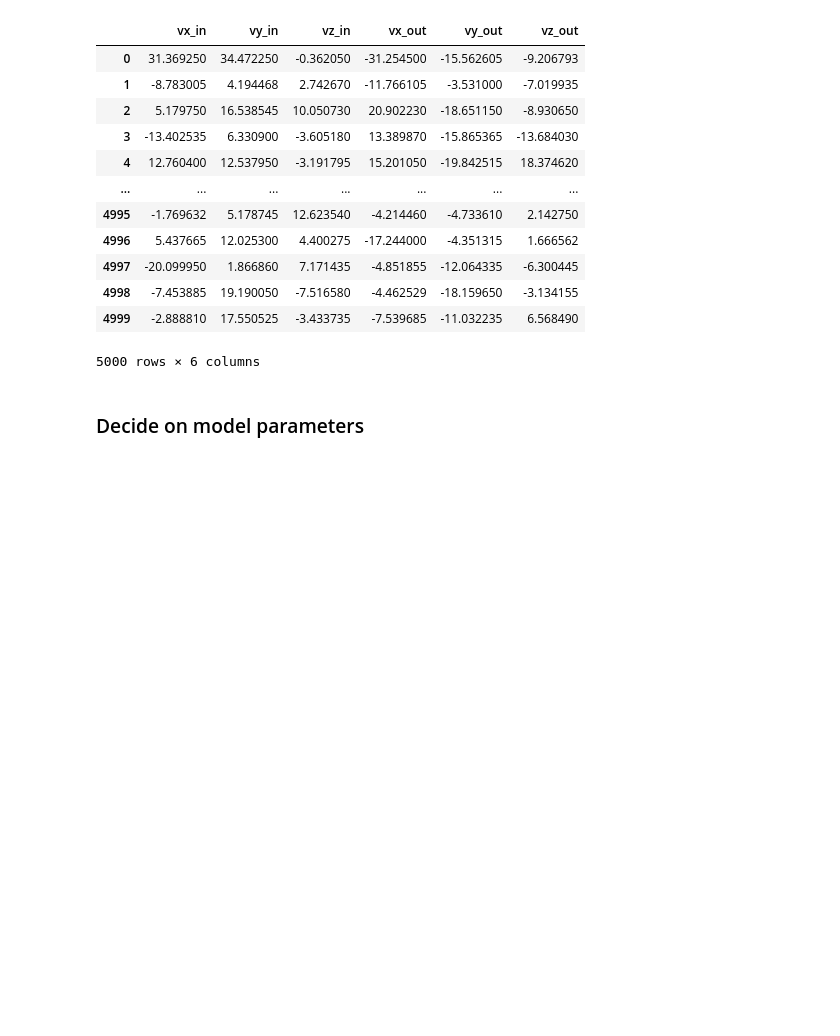
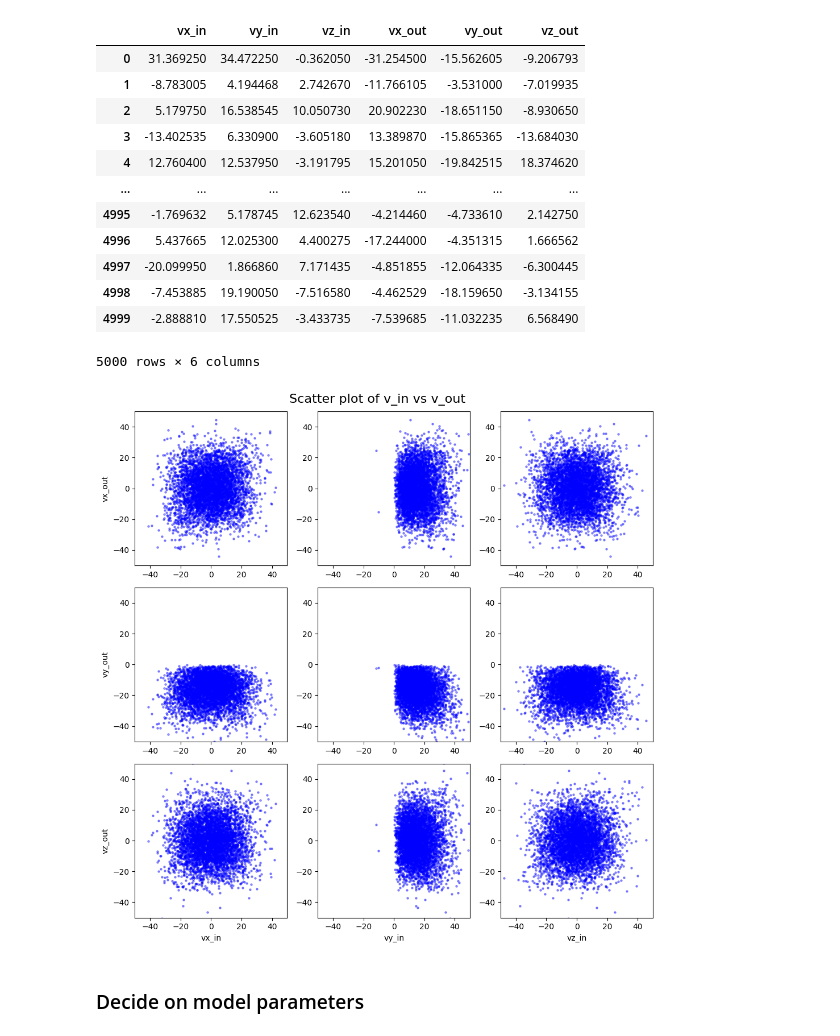
Before and after one commit to QuintenTijn/4AI000_Heat_and_flow, a Jupyter notebook: Materials_for_ML_assigment_2025/GMM_testing_notebook.ipynb, the cells around one changed output. Saved outputs shown, nothing was run; the diff lists cells and outputs as text; code cells hidden in the pictures; blank space fills up the shorter version.

```diff
--- a/Materials_for_ML_assigment_2025/GMM_testing_notebook.ipynb
+++ b/Materials_for_ML_assigment_2025/GMM_testing_notebook.ipynb
@@ -212,5 +213,25 @@ X_df
 | 4998 | -7.453885 | 19.190050 | -7.516580 | -4.462529 | -18.159650 | -3.134155 |
 | 4999 | -2.888810 | 17.550525 | -3.433735 | -7.539685 | -11.032235 | 6.568490 |
 5000 rows × 6 columns
+# %%
+import matplotlib.pyplot as plt
+%matplotlib inline
+
+fig, ax = plt.subplots(3, 3, figsize=(10, 10))
+labels = ["x", "y", "z"]
+for row in range(3):
+    ax[row, 0].set_ylabel(f'v{labels[row]}_out')
+    ax[2, row].set_xlabel(f'v{labels[row]}_in')
+    for column in range(3):
+        v_in = X_df.iloc[:, column]  # Correctly select v_in for each column
+        v_out = X_df.iloc[:, row + 3]  # Correctly select v_out for each row
+        ax[row, column].scatter(v_in, v_out, c='blue', s=5, alpha=0.4, label='Data points')
+        ax[row,column].set_xlim(-50,50)
+        ax[row,column].set_ylim(-50,50)
+fig.suptitle('Scatter plot of v_in vs v_out', fontsize=16)
+fig.tight_layout()
+plt.show()
+# %% [output]
+[figure, added]
 # %% [markdown]
 ### Decide on model parameters
```
Also changed, not shown: parts of 8 cells of this notebook.
